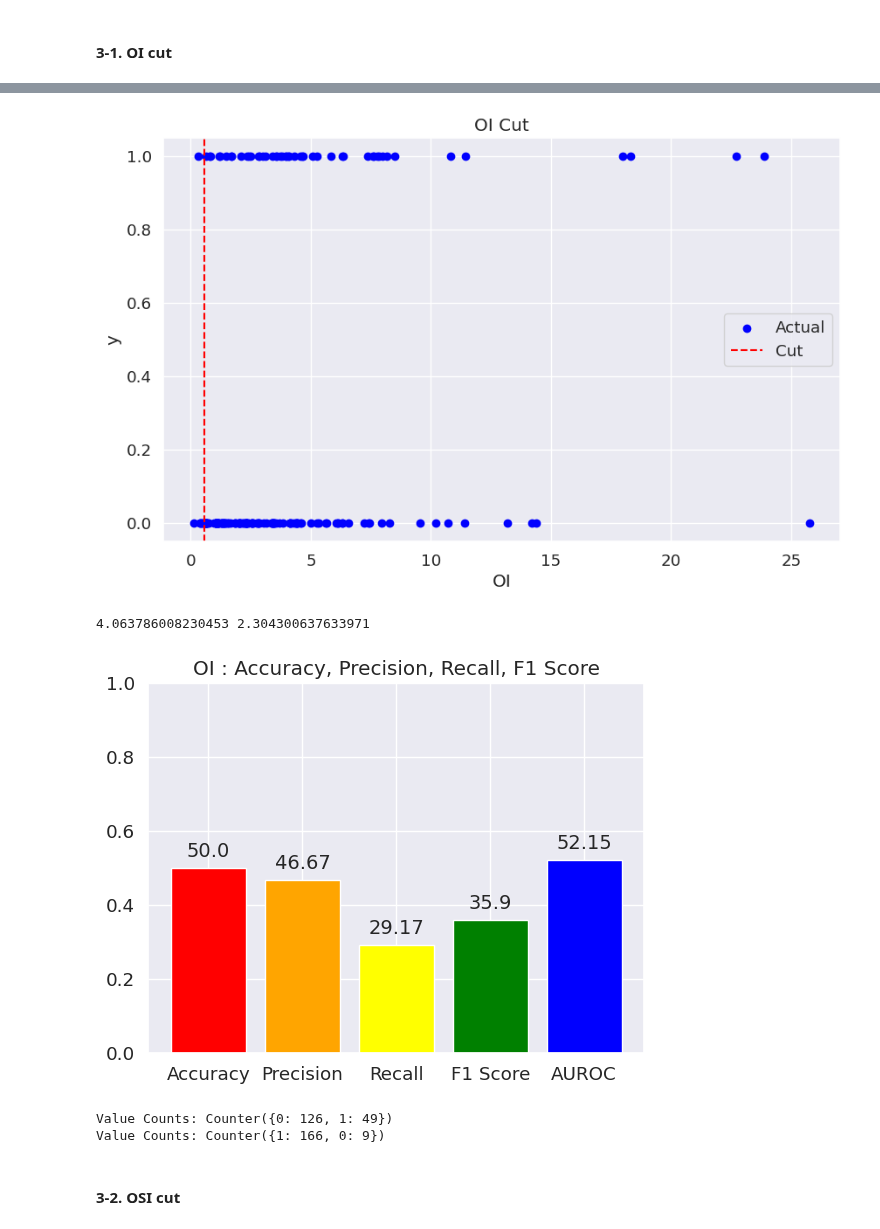
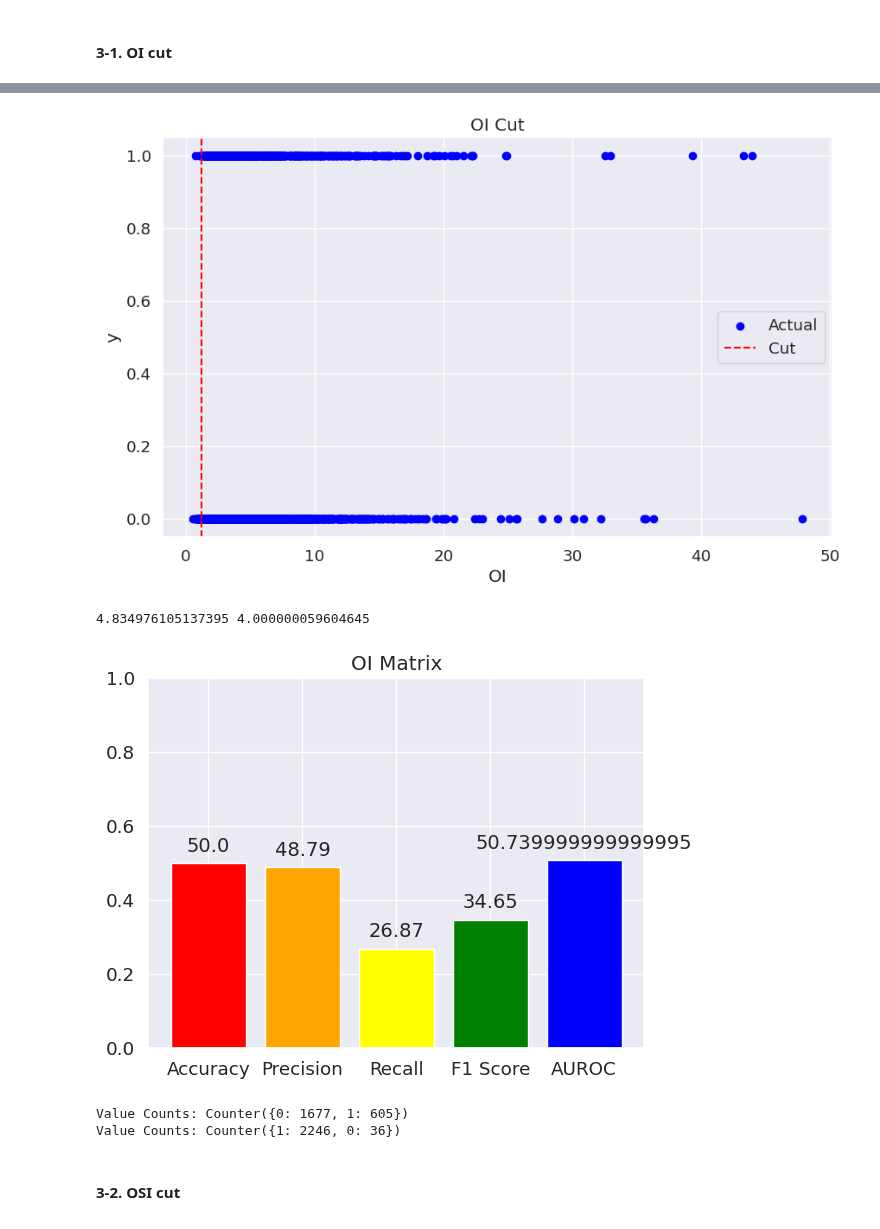
Before and after one commit to NohJangHyun/MIMIC-III-mortality-prediction, a Jupyter notebook: Baseline Score/re-extract OI&OSI.ipynb, the cells around one changed output, grey strips where cells are left out. Saved outputs shown, nothing was run; the diff lists cells and outputs as text; code cells hidden in the pictures.

```diff
--- a/Baseline Score/re-extract OI&OSI.ipynb
+++ b/Baseline Score/re-extract OI&OSI.ipynb
@@ -362,7 +377,8 @@ severity_counts
 # %% [markdown]
 ### 3. OI&OSI cut
 # %%
-data = pd.read_csv("~/project/MIMIC-III/Data/OI&OSI/new_OI&OSI.csv")
+data = pd.read_csv("~/project/MIMIC-III/Data/OI&OSI/new_OI&OSI(down).csv")
+# data = pd.read_csv("~/project/MIMIC-III/Data/OI&OSI/new_OI&OSI(up).csv")
 data = data[["SUBJECT_ID", "HADM_ID", "OI", "OSI", "y"]]
 data
 # %% [output]
@@ -466,33 +482,33 @@ plt.title('OI Cut')
 plt.legend()
 plt.show()
 # %% [output]
-[figure, old version]
+[figure, new version]
 # %%
 data_1 = data[data['y']==1]['OI']
 data_0 = data[data['y']==0]['OI']
 
 print(data_1.median(),data_0.median())
 # %% [output]
-4.063786008230453 2.304300637633971
+4.834976105137395 4.000000059604645
 # %%
 # 그래프 그리기
 labels = ['Accuracy','Precision', 'Recall','F1 Score', "AUROC"]
 values = [best_accuracy, best_precision, best_recall, best_f1, best_auroc]
 
 fig, ax = plt.subplots()
 bars = ax.bar(labels, values, color=['red', 'orange','yellow','green', 'blue'])
 # plt.ylabel('Value')
-plt.title('OI : Accuracy, Precision, Recall, F1 Score')
+plt.title('OI Matrix')
 plt.ylim(0, 1)
 
 # 막대 내부에 큰 글꼴 크기로 수치 표시
 for bar in bars:
     yval = bar.get_height()
     ax.text(bar.get_x() + bar.get_width()/2, yval + 0.02, round(yval, 4)*100, ha='center', va='bottom', fontsize=14)  # fontsize 조정
 
 plt.show()
 # %% [output]
-[figure, old version]
+[figure, new version]
 # %%
 # y_pred 리스트 내의 값을 카운트
 value_counts1 = Counter(data['y'])
@@ -501,8 +517,8 @@ value_counts2 = Counter(y_pred)
 print("Value Counts:", value_counts1)
 print("Value Counts:", value_counts2)
 # %% [output]
-Value Counts: Counter({0: 126, 1: 49})
-Value Counts: Counter({1: 166, 0: 9})
+Value Counts: Counter({0: 1677, 1: 605})
+Value Counts: Counter({1: 2246, 0: 36})
 # %% [markdown]
 #### 3-2. OSI cut
 # %%
```
Also changed, not shown: parts of 23 cells of this notebook.
